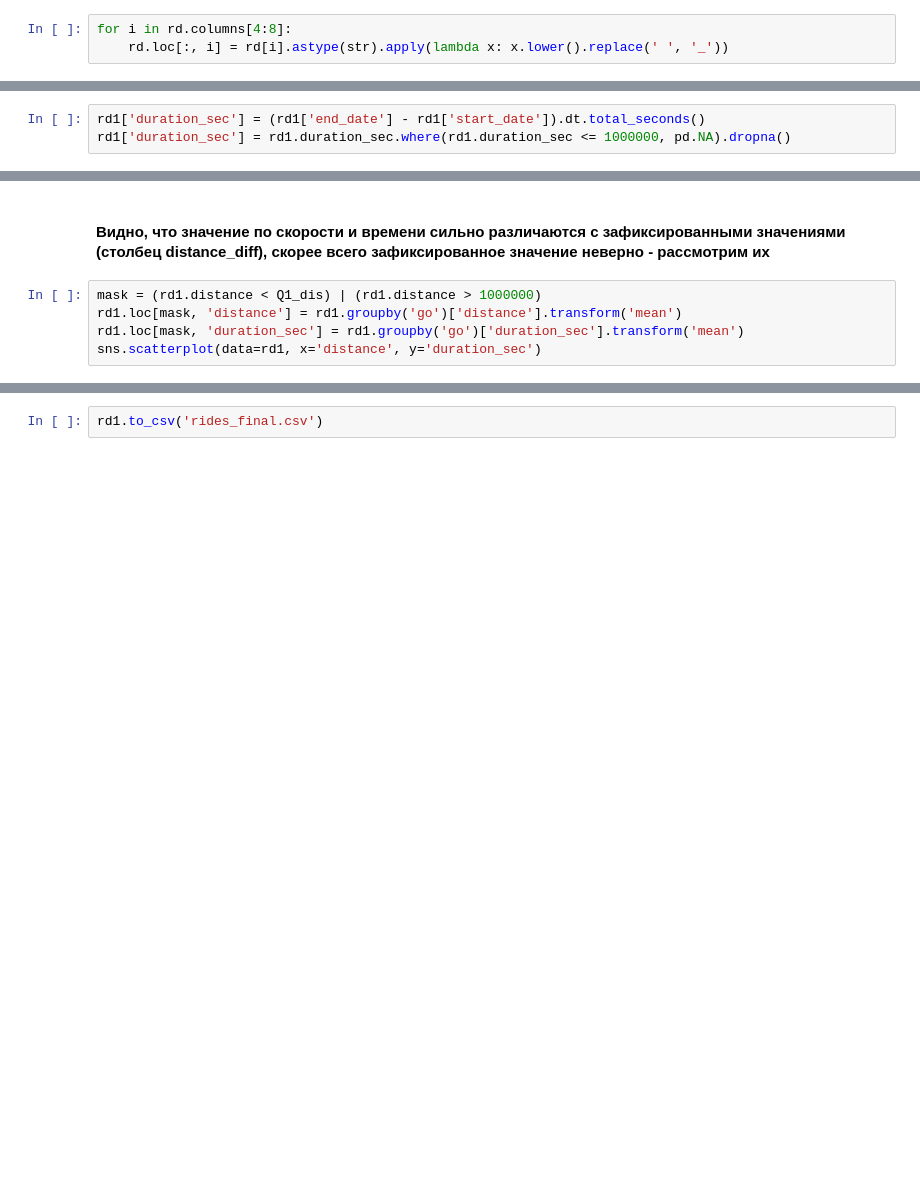
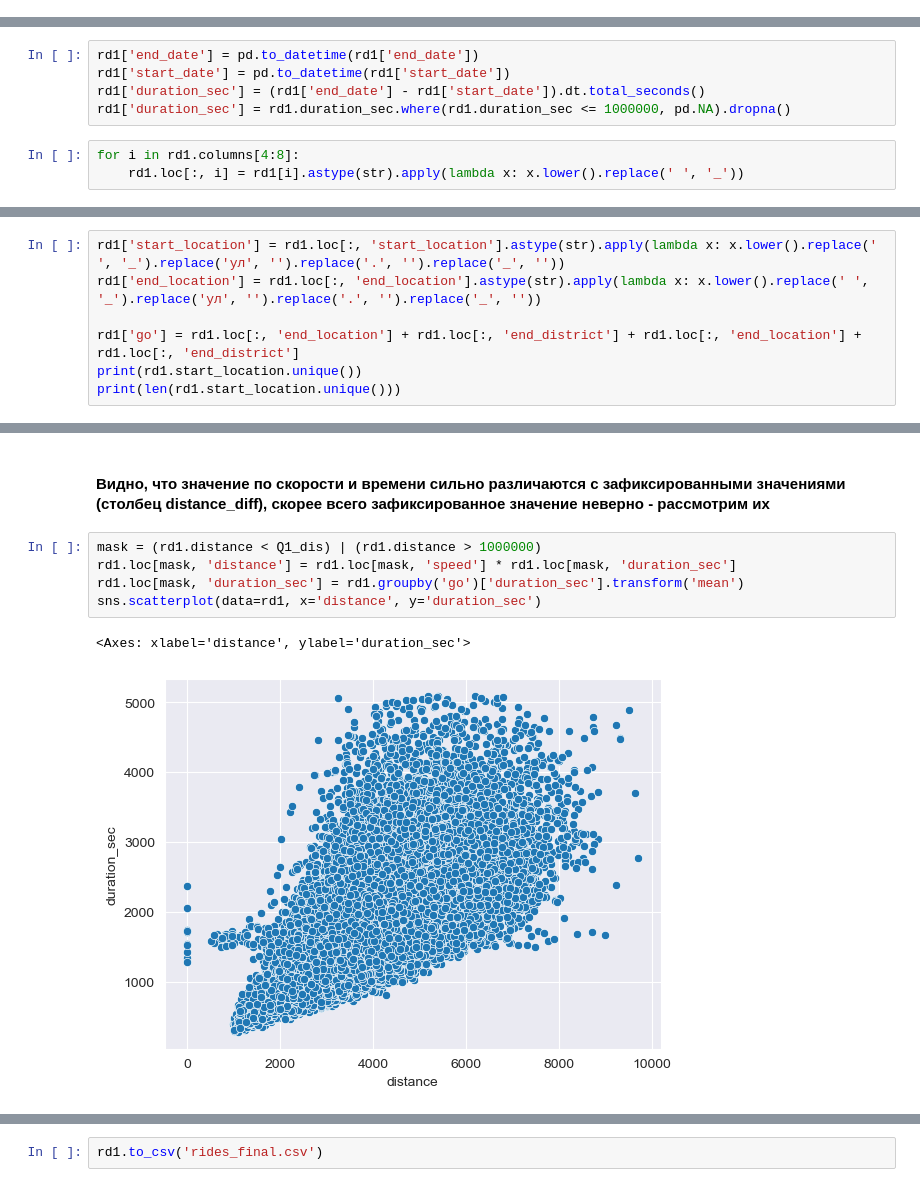
Before and after one commit to alexhronov/analiz_samokatov, a Jupyter notebook: sample.ipynb, the cells around one changed output, grey strips where cells are left out. Cells and saved outputs as stored; diff of their text form; blank space fills up the shorter version.

```diff
--- a/sample.ipynb
+++ b/sample.ipynb
@@ -23,16 +23,18 @@ rd.start_date = pd.to_datetime(rd.start_date.astype(str).apply(lambda x: dt.date
 wt.datetime = wt.datetime.astype(str).apply(lambda x: dt.datetime.strptime(x.replace(' ', 'T'), '%Y-%m-%dT%H:%M:%S') if len(x) == 19 else pd.NA)
 rd.drop_duplicates(subset=['id'], keep='first', inplace=True)
-# %%
-for i in rd.columns[4:8]:
-    rd.loc[:, i] = rd[i].astype(str).apply(lambda x: x.lower().replace(' ', '_'))
 # %% [markdown]
 # Предобработка данных, очистка от выбросов и заполнение пропусков
 #### Для начала найдём средние значения времени поездки, скорости, расстояния и т.п. для дальнейшего заполнения пропусков
 # %%
 rd1 = rd.copy()
 # %%
+rd1['end_date'] = pd.to_datetime(rd1['end_date'])
+rd1['start_date'] = pd.to_datetime(rd1['start_date'])
 rd1['duration_sec'] = (rd1['end_date'] - rd1['start_date']).dt.total_seconds()
 rd1['duration_sec'] = rd1.duration_sec.where(rd1.duration_sec <= 1000000, pd.NA).dropna()
+# %%
+for i in rd1.columns[4:8]:
+    rd1.loc[:, i] = rd1[i].astype(str).apply(lambda x: x.lower().replace(' ', '_'))
 # %%
 rd1['speed'] = (rd1.loc[:, 'distance'] / rd1.loc[:, 'duration_sec']).astype(float)
 rd1['speed'] = rd1['speed'].where(rd1['speed'] <= 1000, pd.NA).dropna()  # находим скорость и ограничиваем экстремальные выбросы
@@ -61,0 +104,7 @@ rd1[rd1['speed_var'] == 'low']
+# %%
+rd1['start_location'] = rd1.loc[:, 'start_location'].astype(str).apply(lambda x: x.lower().replace(' ', '_').replace('ул', '').replace('.', '').replace('_', ''))
+rd1['end_location'] = rd1.loc[:, 'end_location'].astype(str).apply(lambda x: x.lower().replace(' ', '_').replace('ул', '').replace('.', '').replace('_', ''))
+
+rd1['go'] = rd1.loc[:, 'end_location'] + rd1.loc[:, 'end_district'] + rd1.loc[:, 'end_location'] + rd1.loc[:, 'end_district']
+print(rd1.start_location.unique())
+print(len(rd1.start_location.unique()))
@@ -124,8 +317,11 @@ rd1[rd1.distance < Q1_dis]
 #### Видно, что значение по скорости и времени сильно различаются с зафиксированными значениями (столбец distance_diff), скорее всего зафиксированное значение неверно - рассмотрим их
 # %%
 mask = (rd1.distance < Q1_dis) | (rd1.distance > 1000000)
-rd1.loc[mask, 'distance'] = rd1.groupby('go')['distance'].transform('mean')
+rd1.loc[mask, 'distance'] = rd1.loc[mask, 'speed'] * rd1.loc[mask, 'duration_sec']
 rd1.loc[mask, 'duration_sec'] = rd1.groupby('go')['duration_sec'].transform('mean')
 sns.scatterplot(data=rd1, x='distance', y='duration_sec')
+# %% [output]
+<Axes: xlabel='distance', ylabel='duration_sec'>
+[figure, added]
 # %%
 rd1[rd1.duration_sec > 1000000]
```
Also changed, not shown: parts of 22 cells of this notebook, 1 other file.
